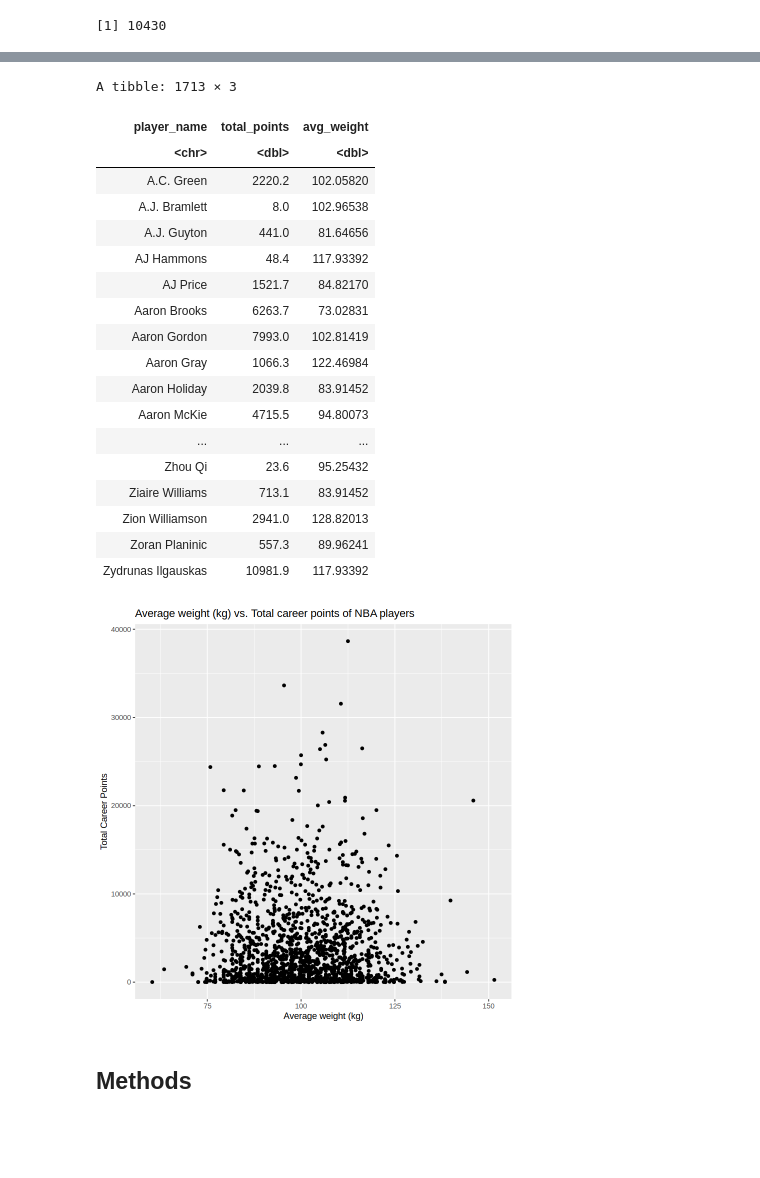
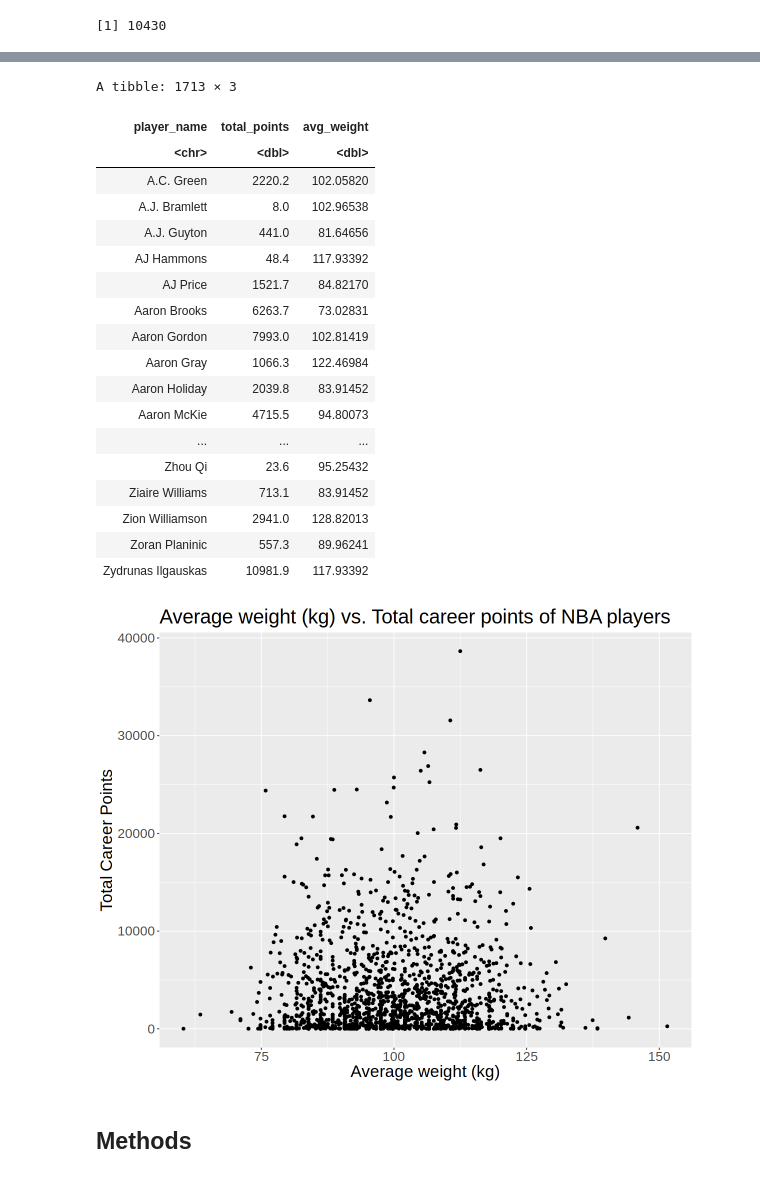
Before and after one commit to notjamesw/Group_Project_DSCI100, a Jupyter notebook: Project Proposal.ipynb, the cells around one changed output, grey strips where cells are left out. Drawn from its saved outputs; the diff is of its cells as text; code cells hidden in the pictures; blank space fills up the shorter version.

Commit message:
Changed plot

```diff
--- a/Project Proposal.ipynb
+++ b/Project Proposal.ipynb
@@ -160,36 +160,38 @@ A tibble: 6 × 18
 nba_summary <- nba_training |>
     group_by(player_name) |>
     summarize("total_points" = sum(pts*gp), "avg_weight" = mean(player_weight))
 nba_summary
 
+options(repr.plot.width = 10, repr.plot.height = 8)
+
 # plotting total points vs avg weight
 nba_plot <- nba_summary |>
     ggplot(aes(x = avg_weight, y = total_points)) +
     geom_point() +
-    labs(x = "Average weight (kg)", y = "Total Career Points", title = "Average weight (kg) vs. Total career points of NBA players")
-
+    labs(x = "Average weight (kg)", y = "Total Career Points", title = "Average weight (kg) vs. Total career points of NBA players") +
+    theme(text = element_text(size = 20))
 nba_plot
 # %% [output]
 A tibble: 1713 × 3
 | player_name | total_points | avg_weight |
 | <chr> | <dbl> | <dbl> |
 | A.C. Green | 2220.2 | 102.05820 |
 | A.J. Bramlett | 8.0 | 102.96538 |
 | A.J. Guyton | 441.0 | 81.64656 |
 | AJ Hammons | 48.4 | 117.93392 |
 | AJ Price | 1521.7 | 84.82170 |
 | Aaron Brooks | 6263.7 | 73.02831 |
 | Aaron Gordon | 7993.0 | 102.81419 |
 | Aaron Gray | 1066.3 | 122.46984 |
 | Aaron Holiday | 2039.8 | 83.91452 |
 | Aaron McKie | 4715.5 | 94.80073 |
 | ... | ... | ... |
 | Zhou Qi | 23.6 | 95.25432 |
 | Ziaire Williams | 713.1 | 83.91452 |
 | Zion Williamson | 2941.0 | 128.82013 |
 | Zoran Planinic | 557.3 | 89.96241 |
 | Zydrunas Ilgauskas | 10981.9 | 117.93392 |
-[figure, old version]
+[figure, new version]
 # %% [markdown]
 ## Methods ##
 # %% [markdown]
```
